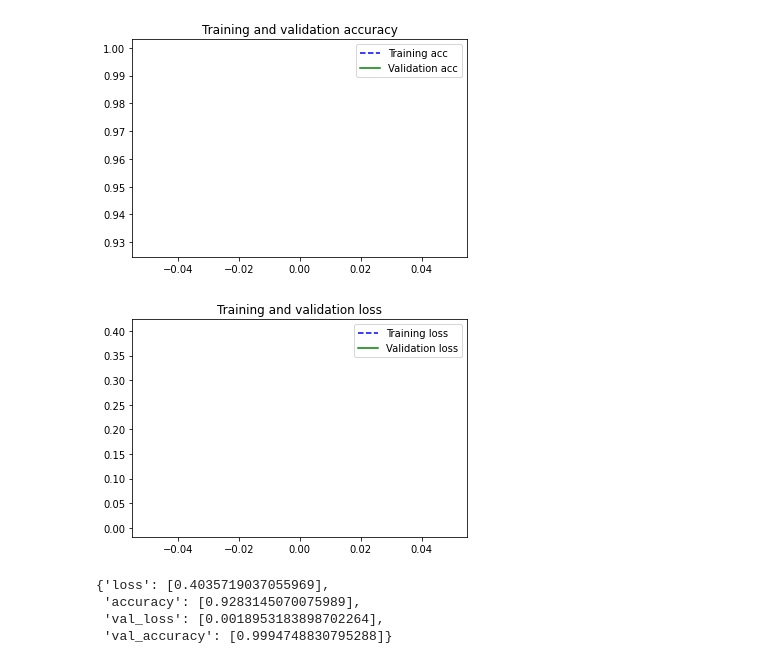
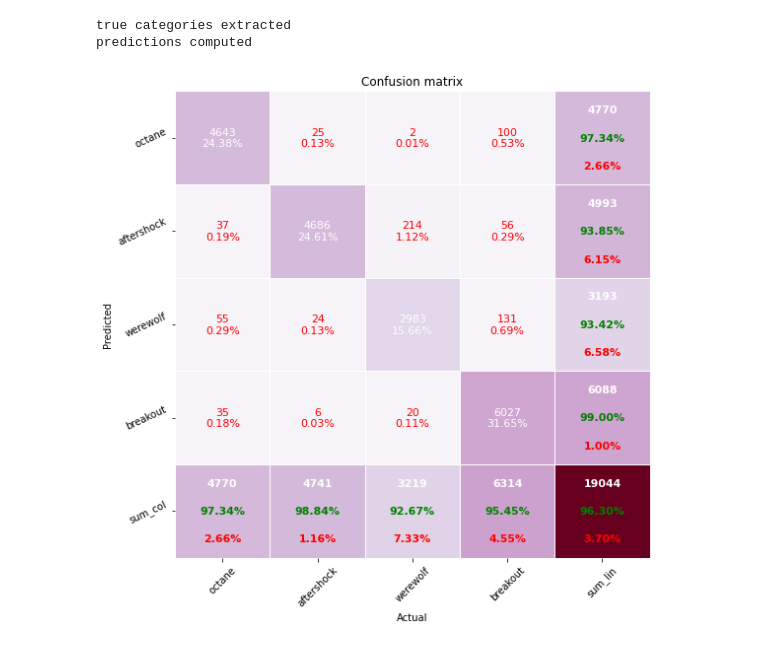
Before and after one commit to Tocard-Inc/Deep-Learning, a Jupyter notebook: src/notebook_train.ipynb, the cells around one changed output. Saved outputs shown, nothing was run; the diff lists cells and outputs as text; code cells hidden in the pictures.

```diff
--- a/src/notebook_train.ipynb
+++ b/src/notebook_train.ipynb
@@ -100,9 +119,8 @@ view_image(ds_train.batch(BATCH_SIZE))
 transforms = A.Compose(
     [
         A.HorizontalFlip(p=0.5),
-        A.HueSaturationValue(hue_shift_limit=0.2, sat_shift_limit=0.2, val_shift_limit=0.2, p=0.5),
-        A.RandomBrightnessContrast(brightness_limit=(-0.1, 0.1), contrast_limit=(-0.1, 0.1), p=0.5),
-        A.Cutout(p=0.5),
+        A.ColorJitter(brightness=0.5, contrast=0.5, saturation=0.5, hue=0.5, p=0.5),
+        A.CoarseDropout(max_holes=16, max_height=4, max_width=4, p=0.5),
     ],
     p=1,
 )
@@ -126,7 +144,8 @@ def set_shapes(image, label):
     return image, label
 # %%
 dsa_train = (
-    ds_train.map(augment_train_dataset, num_parallel_calls=AUTOTUNE)
+    ds_train.repeat()
+    .map(augment_train_dataset, num_parallel_calls=AUTOTUNE)
     .map(set_shapes, num_parallel_calls=AUTOTUNE)
     .batch(BATCH_SIZE, num_parallel_calls=AUTOTUNE)
     .prefetch(AUTOTUNE)
@@ -138,16 +161,18 @@ view_image(dsa_train)
 # %%
+REGULARIZATION_RATE = 0.05
+
 # build the model
 model = Sequential(
     [
         InputLayer(input_shape=RESIZED_SIZE_PIL),
-        Conv2D(32, 3, activation="relu"),
+        Conv2D(32, 3, activation="relu", kernel_regularizer=L1(REGULARIZATION_RATE)),
         MaxPooling2D(pool_size=(2, 2)),
-        Conv2D(64, 3, activation="relu"),
+        Conv2D(64, 3, activation="relu", kernel_regularizer=L1(REGULARIZATION_RATE)),
         MaxPooling2D(pool_size=(2, 2)),
-        Conv2D(92, 3, activation="relu", name="conv2d_last"),
+        Conv2D(128, 3, activation="relu", kernel_regularizer=L1(REGULARIZATION_RATE), name="C2D_last"),
         MaxPooling2D(pool_size=(2, 2)),
         Flatten(),
-        Dense(250, activation="relu"),
+        Dense(256, activation="relu", kernel_regularizer=L1(REGULARIZATION_RATE)),
         Dense(4, activation="softmax"),
     ]
 )
@@ -189,6 +198,4 @@ class LossHistory(Callback):
 # %%
 # train the model on the dataset
-history = LossHistory()
-adam = optimizers.Adam(learning_rate=7e-6)
-model.compile(optimizer=adam, loss="sparse_categorical_crossentropy", metrics=["accuracy"])
-model.fit(dsa_train, validation_data=ds_validation, epochs=EPOCHS, callbacks=[history])
+model.compile(optimizer="adam", loss="sparse_categorical_crossentropy", metrics="accuracy")
+model.fit(dsa_train, validation_data=ds_validation, epochs=EPOCHS, callbacks=[history], steps_per_epoch=STEPS_PER_EPOCH)
@@ -202,47 +205,50 @@ INFO:tensorflow:Assets written to: models/full_aug_1e/assets
 # %%
 def plot_training_analysis():
-    acc = history.history["accuracy"]
-    val_acc = history.history["val_accuracy"]
-    loss = history.history["loss"]
-    val_loss = history.history["val_loss"]
+    acc = history.accs
+    val_acc = history.val_accs
+    loss = history.losses
+    val_loss = history.val_losses
 
-    epochs = range(len(loss))
-
-    plt.plot(epochs, acc, "b", linestyle="--", label="Training acc")
-    plt.plot(epochs, val_acc, "g", label="Validation acc")
-    plt.title("Training and validation accuracy")
+    plt.figure(figsize=(18, 8))
+    plt.subplot(1, 2, 1)
+    plt.plot(range(len(acc)), acc, "b", linestyle="--", label="train")
+    plt.plot(np.linspace(0, len(acc), len(val_acc)), val_acc, "g", label="valid.")
+    plt.title("Accuracy")
     plt.legend()
 
-    plt.figure()
-
-    plt.plot(epochs, loss, "b", linestyle="--", label="Training loss")
-    plt.plot(epochs, val_loss, "g", label="Validation loss")
-    plt.title("Training and validation loss")
+    plt.subplot(1, 2, 2)
+    plt.plot(range(len(loss)), loss, "b", linestyle="--", label="train")
+    plt.plot(np.linspace(0, len(loss), len(val_loss)), val_loss, "g", label="valid.")
+    plt.title("Loss")
     plt.legend()
 
     plt.show()
 
 
 plot_training_analysis()
-# %% [output]
-[figure, removed]
-[figure, removed]
-{'loss': [0.4035719037055969],
- 'accuracy': [0.9283145070075989],
- 'val_loss': [0.0018953183898702264],
- 'val_accuracy': [0.9994748830795288]}
 # %%
+# extraction des vraies catégories du dataset de test
+true_categories = tf.concat([label for _, label in ds_test], axis=0)
+# print(true_categories.numpy())
+print("true categories extracted")
+
 # création des prédictions sur les données de test
-X, Y = ds_test
-prediction = model.predict(X)
+prediction = model.predict(ds_test)
 prediction = np.argmax(prediction, axis=1)
-res = tf.math.confusion_matrix(Y, prediction)
+# print(prediction)
+print("predictions computed")
+
+res = tf.math.confusion_matrix(true_categories, prediction)
 
 # get pandas dataframe
 df_cm = pd.DataFrame(res, CLASSES, CLASSES)
 
 # pretty_confusion_matrix
 pp_matrix(df_cm, cmap="PuRd")
+# %% [output]
+true categories extracted
+predictions computed
+[figure, added]
 # %%
 def make_heatmap(img_array, model, last_conv_layer_name, pred_index=None):
     # First, we create a model that maps the input image to the activations
```
Also changed, not shown: parts of 14 cells of this notebook, 1 other file.
